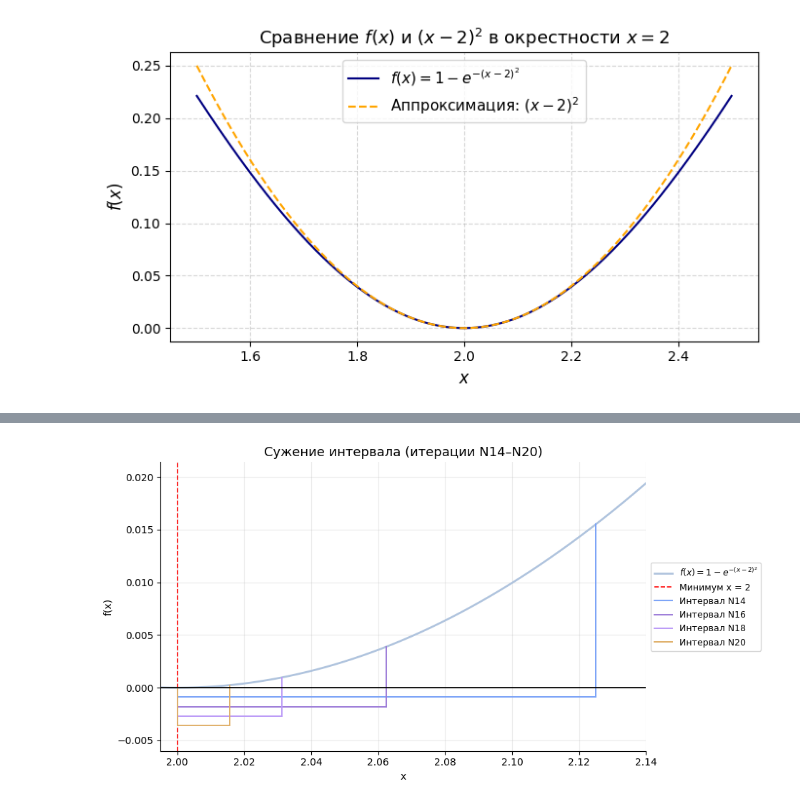
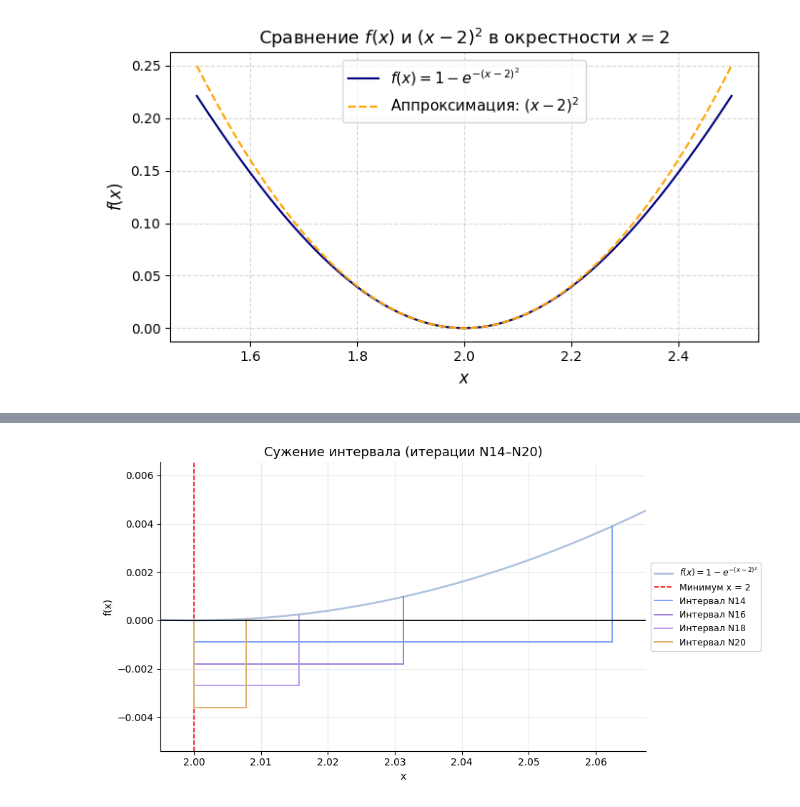
Before and after one commit to mnasonovy/optimization-methods, a Jupyter notebook: lab_1/grafics.ipynb, the cells around one changed output, grey strips where cells are left out. Saved outputs shown, nothing was run; the diff lists cells and outputs as text; code cells hidden in the pictures.

Commit message:
Исправлены неточности с графиками для дихотомии

```diff
--- a/lab_1/grafics.ipynb
+++ b/lab_1/grafics.ipynb
@@ -148,54 +158,59 @@ import matplotlib.pyplot as plt
 def f(x):
     return 1 - np.exp(-(x - 2)**2)
 
-# история сужения интервалов (N14–N20)
+# ✅ Корректная история (N14–N20)
 history_14_20 = [
-    (1.999994, 2.125004),   # N14
-    (1.999994, 2.062504),   # N16
-    (1.999994, 2.031254),   # N18
-    (1.999994, 2.015629)    # N20
+    (1.999994, 2.062504),   # N14
+    (1.999994, 2.031254),   # N16
+    (1.999994, 2.015629),   # N18
+    (1.999994, 2.007816)    # N20
 ]
 
-# диапазон по X — ориентир по границам интервалов
-x_left, x_right = 1.995, 2.14
+# --- Масштаб по X: ориентируемся по данным + небольшой отступ
+a_min = min(a for a, _ in history_14_20)
+b_max = max(b for _, b in history_14_20)
+pad = 0.005
+x_left, x_right = a_min - pad, b_max + pad
+
 x = np.linspace(x_left, x_right, 800)
 y = f(x)
 
 fig, ax = plt.subplots(figsize=(9.5, 5))
-ax.plot(x, y, color='lightsteelblue', lw=2, label=r'$f(x) = 1 - e^{-(x - 2)^2}$')
+ax.plot(x, y, lw=2, label=r'$f(x) = 1 - e^{-(x - 2)^2}$', color='lightsteelblue')
 ax.axvline(2, color='red', linestyle='--', lw=1.2, label='Минимум x = 2')
 
-# цвета
+# Цвета
 colors = ['#7aa2f7', '#9d7cd8', '#bb9af7', '#e0af68']
 
-# строим аккуратные скобы
+# Скобы: до графика, компактно снизу
+step = 0.0009  # единичный шаг между уровнями
 for i, (a_i, b_i) in enumerate(history_14_20):
     color = colors[i % len(colors)]
-    y_bottom = -0.0009 * (i + 1)  # компактное расстояние между уровнями
+    y_bottom = -step * (i + 1)
     ax.plot([a_i, a_i], [y_bottom, f(a_i)], color=color, lw=1.4)
     ax.plot([b_i, b_i], [y_bottom, f(b_i)], color=color, lw=1.4)
     ax.plot([a_i, b_i], [y_bottom, y_bottom], color=color, lw=1.4, label=f'Интервал N{14 + 2*i}')
 
-# оформление
-ax.axhline(0, color='black', lw=1.3)
+# Оформление
+ax.axhline(0, color='black', lw=1.3)                 # ось OX
 ax.spines['top'].set_visible(False)
 ax.spines['right'].set_visible(False)
 
-# границы по осям
+# По Y: небольшой запас сверху и снизу (под скобы)
+y_top = y.max() + 0.002
+y_low = -step * (len(history_14_20) + 2)
+ax.set_ylim(y_low, y_top)
+
 ax.set_xlim(x_left, x_right)
-y_top = y.max() + 0.002
-y_bottom = min(-0.0009 * (len(history_14_20) + 1), -0.006)
-ax.set_ylim(y_bottom, y_top)
-
 ax.set_title('Сужение интервала (итерации N14–N20)', fontsize=13)
 ax.set_xlabel('x')
 ax.set_ylabel('f(x)')
 ax.legend(loc='center left', bbox_to_anchor=(1, 0.5), fontsize=9)
 ax.grid(True, alpha=0.25)
 plt.tight_layout()
 plt.show()
 # %% [output]
-[figure, old version]
+[figure, new version]
 # %%
 import numpy as np
 import matplotlib.pyplot as plt
```
Also changed, not shown: parts of 2 cells of this notebook, 1 other file.
